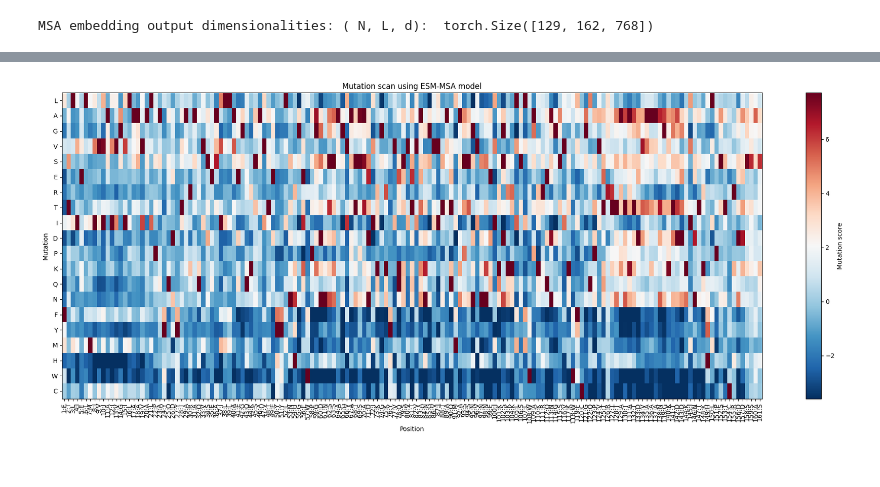
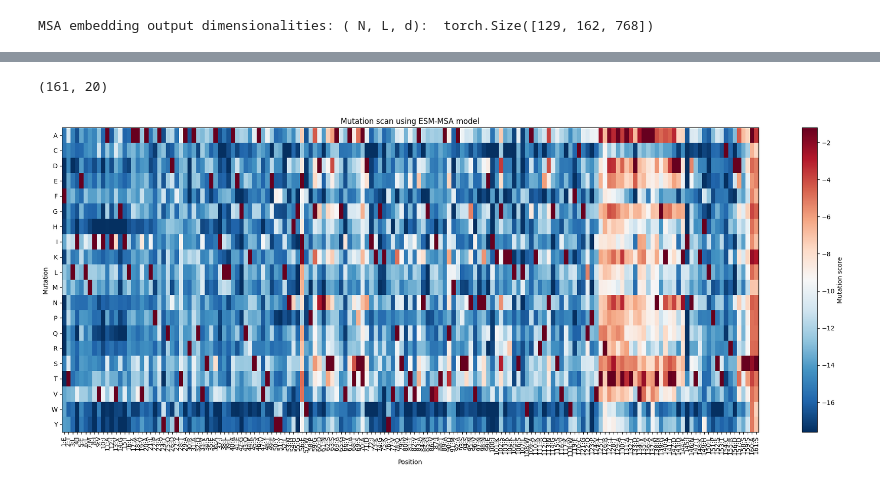
Before and after one commit to Antoninnnn/SSRAP, a Jupyter notebook: src/msa_transformer.ipynb, the cells around one changed output, grey strips where cells are left out. Cells and saved outputs as stored; diff of their text form; code cells hidden in the pictures.

```diff
--- a/src/msa_transformer.ipynb
+++ b/src/msa_transformer.ipynb
@@ -113,7 +110,7 @@ msa_labels, msa_strs, msa_tokens = msa_batch_converter(msa_batch)
 
 # Print a summary of the inputs.
 print("MSA Labels:", msa_labels)
-print("MSA Strings:\n", msa_strs[0])  # Print the MSA for the first entry.
+# print("MSA Strings:\n", msa_strs[0])  # Print the MSA for the first entry.
 
 # Move the tokens to the appropriate device (GPU if available).
 # device = torch.device("cuda" if torch.cuda.is_available() else "cpu")
@@ -135,6 +132,8 @@ with torch.no_grad():
     # Extract scores for amino acids only (skip special tokens)
     aa_logits = logits[:, 4:24]  # 20 amino acids
 
+    # aa_logits = (aa_logits / aa_logits.sum(dim=1, keepdim=True)).to(device)
+    aa_logits =  torch.log_softmax(aa_logits, dim=1)
     # Convert to numpy array
     mutation_scores = aa_logits.cpu().detach().numpy()
 # %% [output]
@@ -212,0 +163,15 @@ list("ACDEFGHIKLMNPQRSTVWY")
+# %%
+def alphabet_transform(old, new, mat):
+  # build a mapping from residue -> its index in the old matrix
+  old_idx = {res: i for i, res in enumerate(old)}
+
+  # for each residue in the new order, grab its old index
+  reorder_indices = [old_idx[res] for res in new]
+
+  # apply to your matrix
+  res = mat[:,reorder_indices]
+
+  return res
+# %%
+target = list("ACDEFGHIKLMNPQRSTVWY")
+msa_alphabet.all_toks[4:24]
@@ -213,7 +199,14 @@ list("ACDEFGHIKLMNPQRSTVWY")
+# %%
+mutation_scores_final = alphabet_transform(msa_alphabet.all_toks[4:24],target, mutation_scores)
+# %%
+mutation_scores_final.shape
+# %% [output]
+(161, 20)
 # %%
 # Function to visualize mutation scan
 def plot_mutation_scan(mutation_scores: np.ndarray,
                        sequence: str,
+                       aa_alphabet: list[str],
                        cmap: str = "RdBu_r",
                        vmin: float = None,
                        vmax: float = None) -> None:
@@ -226,36 +219,36 @@ def plot_mutation_scan(mutation_scores: np.ndarray,
         cmap: Colormap for visualization
         vmin, vmax: Min and max values for colormap scaling
     """
-    # amino_acids = list("ACDEFGHIKLMNPQRSTVWY")
-    amino_acids = msa_alphabet.all_toks[4:24]
+    # aa_alphabet = list("ACDEFGHIKLMNPQRSTVWY")
+    # aa_alphabet = msa_alphabet.all_toks[4:24]
 
     if vmin is None:
         vmin = np.percentile(mutation_scores, 5)
     if vmax is None:
         vmax = np.percentile(mutation_scores, 95)
 
     plt.figure(figsize=(20, 8))
     plt.imshow(mutation_scores.T, cmap=cmap, aspect="auto", vmin=vmin, vmax=vmax)
 
     # Add labels
-    plt.yticks(np.arange(20), amino_acids)
+    plt.yticks(np.arange(20), aa_alphabet)
     plt.xlabel("Position")
     plt.ylabel("Mutation")
 
     # Add tick marks for each position
     plt.xticks(np.arange(len(sequence)),
               [f"{i+1}:{aa}" for i, aa in enumerate(sequence)])
     plt.xticks(rotation=90)
 
     plt.colorbar(label="Mutation score")
     plt.title("Mutation scan using ESM-MSA model")
     plt.tight_layout()
     plt.savefig("mutation_scan.png", dpi=300)
     plt.show()
 
 
 
 # Generate mutation scores
-plot_mutation_scan(mutation_scores, msa_batch[0][1])
+plot_mutation_scan(mutation_scores_final, msa_batch[0][1], target)
 # %% [output]
-[figure, old version]
+[figure, new version]
```
Also changed, not shown: parts of 7 cells of this notebook, 1 other file.
